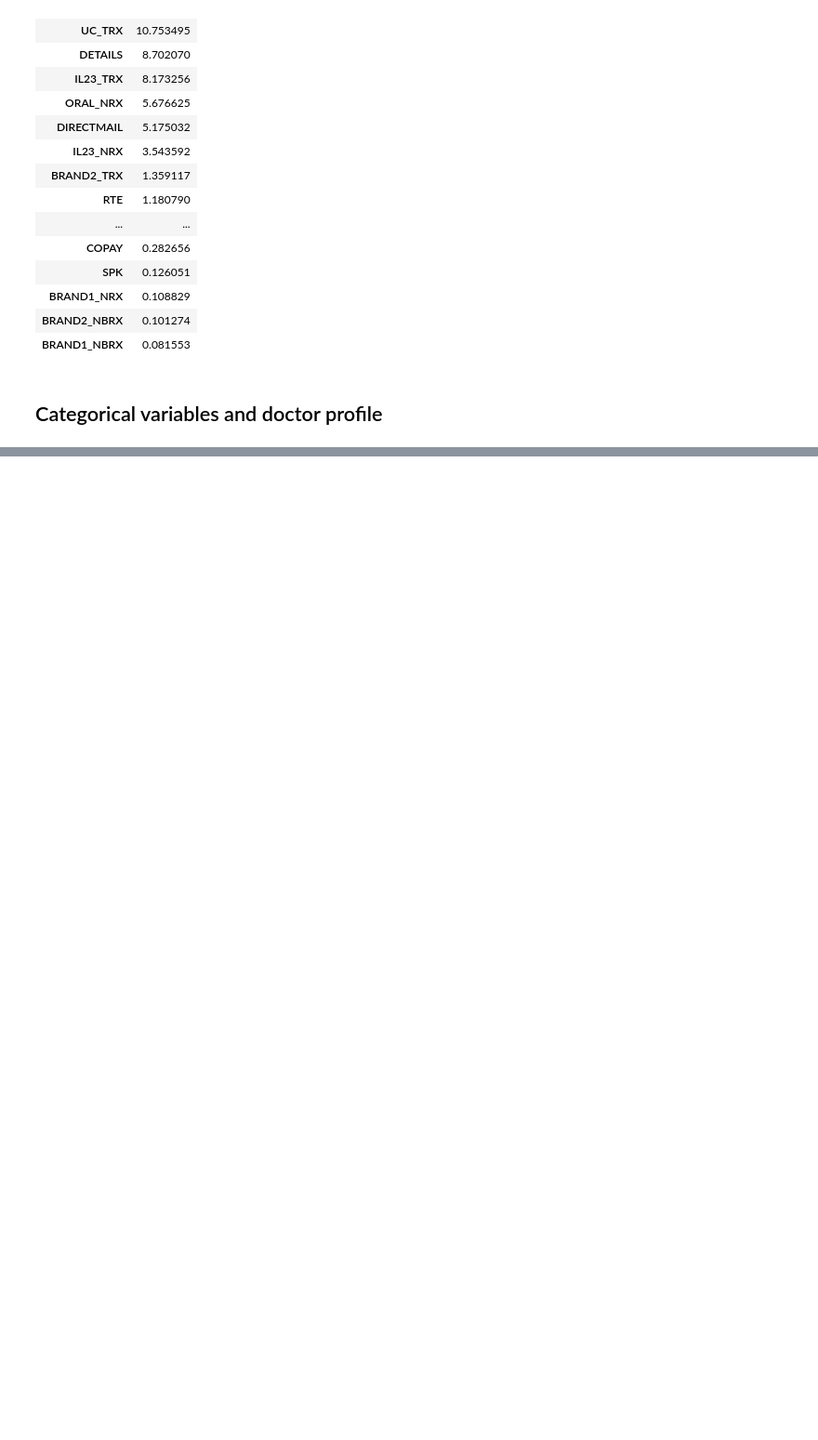
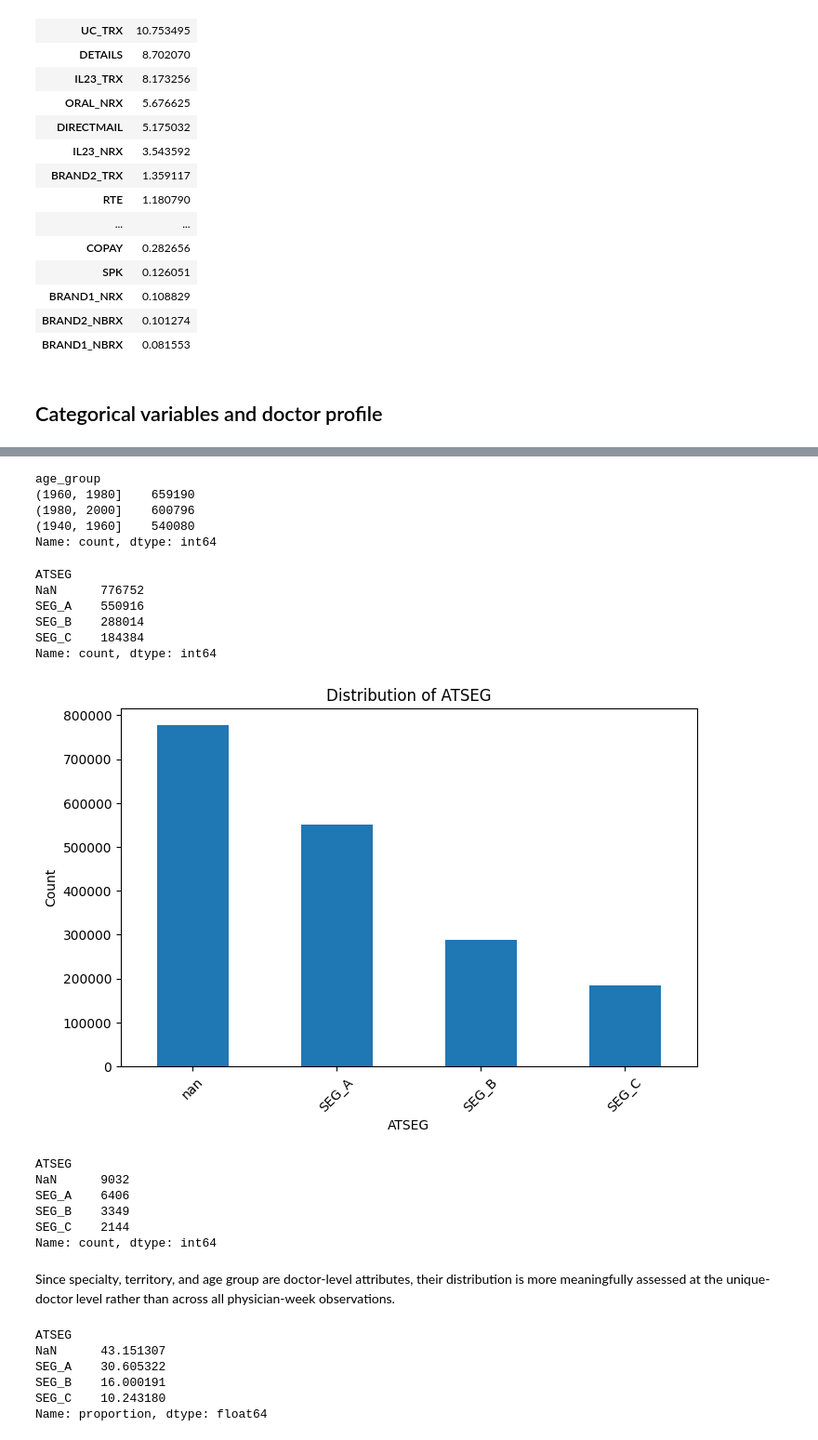
Before and after one commit to david-bazalduaa/Pfizer-segmentation-Ulcerative-Colitis, a Jupyter notebook: EDA_Omar.ipynb, the cells around one changed output, grey strips where cells are left out. Shown at 93% size. Saved outputs shown, nothing was run; the diff lists cells and outputs as text; code cells hidden in the pictures; blank space fills up the shorter version.

```diff
--- a/EDA_Omar.ipynb
+++ b/EDA_Omar.ipynb
@@ -436,0 +529,28 @@ outlier_summary
+# %%
+df["age_group"] = df[age_cols].idxmax(axis=1)
+df["age_group"].value_counts()
+# %% [output]
+age_group
+(1960, 1980]    659190
+(1980, 2000]    600796
+(1940, 1960]    540080
+Name: count, dtype: int64
+# %%
+#Frequency of each ATSEG segment in the dataset
+df["ATSEG"].value_counts(dropna=False)
+# %% [output]
+ATSEG
+NaN      776752
+SEG_A    550916
+SEG_B    288014
+SEG_C    184384
+Name: count, dtype: int64
+# %%
+plt.figure(figsize=(8,5))
+df["ATSEG"].value_counts(dropna=False).plot(kind="bar")
+plt.title("Distribution of ATSEG")
+plt.ylabel("Count")
+plt.xticks(rotation=45)
+plt.show()
+# %% [output]
+[figure, added]
@@ -436,0 +560,24 @@ outlier_summary
+# %%
+doctor_profile[spec_cols].sum().sort_values(ascending=False)
+doctor_profile[state_cols].sum().sort_values(ascending=False)
+doctor_profile[age_cols].sum().sort_values(ascending=False)
+doctor_profile["ATSEG"].value_counts(dropna=False)
+# %% [output]
+ATSEG
+NaN      9032
+SEG_A    6406
+SEG_B    3349
+SEG_C    2144
+Name: count, dtype: int64
+# %% [markdown]
+Since specialty, territory, and age group are doctor-level attributes, their distribution is more meaningfully assessed at the unique-doctor level rather than across all physician-week observations.
+# %%
+#Show the percentage of doctors in each ATSEG segment
+doctor_profile["ATSEG"].value_counts(normalize=True, dropna=False) * 100
+# %% [output]
+ATSEG
+NaN      43.151307
+SEG_A    30.605322
+SEG_B    16.000191
+SEG_C    10.243180
+Name: proportion, dtype: float64
```
Also changed, not shown: parts of 36 cells of this notebook.
